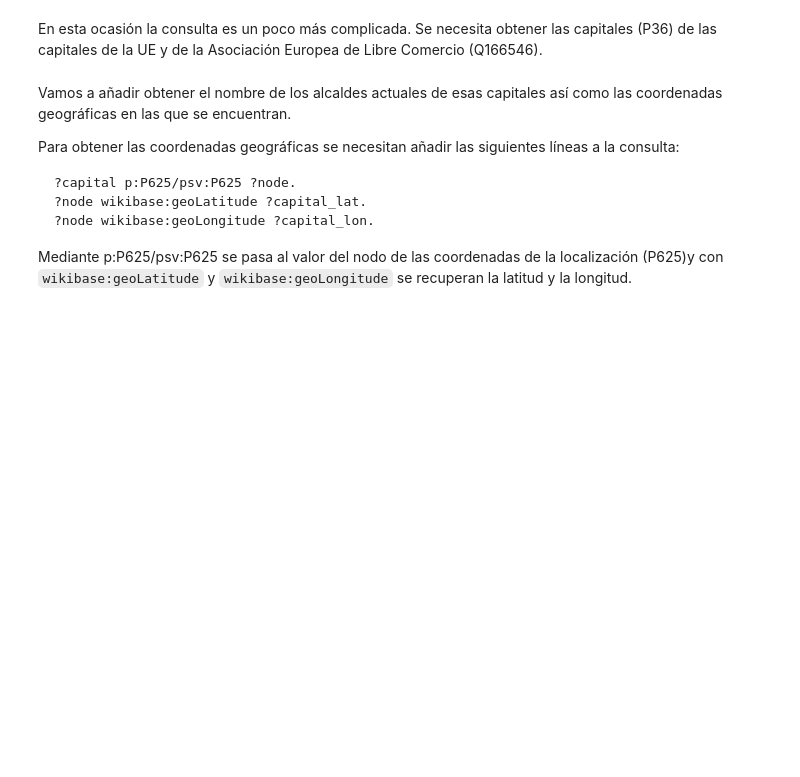
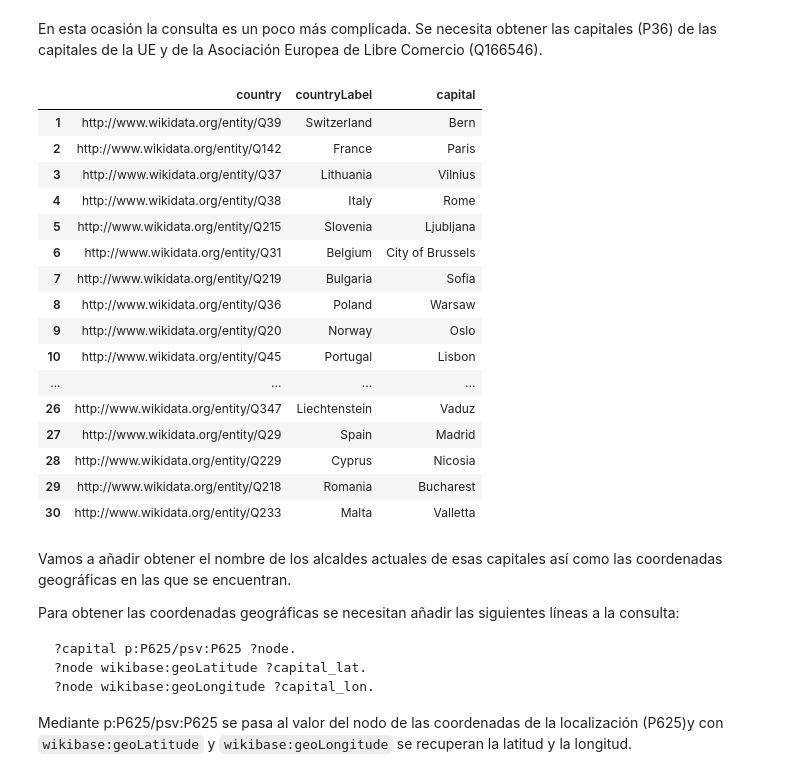
Before and after one commit to pfreezv/UOC, a Jupyter notebook: Tipología y fuentes de datos/pec 4/entrega/TyFdDd_PEC4_alan_coila_bustinza.ipynb, the cells around one changed output. Saved outputs shown, nothing was run; the diff lists cells and outputs as text; code cells hidden in the pictures; blank space fills up the shorter version.

```diff
--- a/Tipología y fuentes de datos/pec 4/entrega/TyFdDd_PEC4_alan_coila_bustinza.ipynb
+++ b/Tipología y fuentes de datos/pec 4/entrega/TyFdDd_PEC4_alan_coila_bustinza.ipynb
@@ -690,19 +752,43 @@ En esta ocasión la consulta es un poco más complicada. Se necesita obtener las
 # %%
 q = '''
 SELECT
-  ?countryLabel ?capitalLabel ?population
+  ?countryLabel  ?country ?capital
 WHERE {
-  { # TODO
+
+    {?country wdt:P463 wd:Q166546.}
+    UNION
+    {?country wdt:P463 wd:Q458.}
+    ?country wdt:P36 ?city.
+    ?city rdfs:label ?capital.
 
 
-  SERVICE wikibase:label {
-    bd:serviceParam wikibase:language "[AUTO_LANGUAGE],en".
-  }
+    # TODO
+  FILTER(LANG(?capital)="en")
+
+  SERVICE wikibase:label {bd:serviceParam wikibase:language "[AUTO_LANGUAGE],en".}
 }
 '''
 
 capital_df = dataframe_results (wd_sparql, '', q)
-capital_df.head(10)
+capital_df.tail(30)
+# %% [output]
+|  | country | countryLabel | capital |
+| 1 | http://www.wikidata.org/entity/Q39 | Switzerland | Bern |
+| 2 | http://www.wikidata.org/entity/Q142 | France | Paris |
+| 3 | http://www.wikidata.org/entity/Q37 | Lithuania | Vilnius |
+| 4 | http://www.wikidata.org/entity/Q38 | Italy | Rome |
+| 5 | http://www.wikidata.org/entity/Q215 | Slovenia | Ljubljana |
+| 6 | http://www.wikidata.org/entity/Q31 | Belgium | City of Brussels |
+| 7 | http://www.wikidata.org/entity/Q219 | Bulgaria | Sofia |
+| 8 | http://www.wikidata.org/entity/Q36 | Poland | Warsaw |
+| 9 | http://www.wikidata.org/entity/Q20 | Norway | Oslo |
+| 10 | http://www.wikidata.org/entity/Q45 | Portugal | Lisbon |
+| ... | ... | ... | ... |
+| 26 | http://www.wikidata.org/entity/Q347 | Liechtenstein | Vaduz |
+| 27 | http://www.wikidata.org/entity/Q29 | Spain | Madrid |
+| 28 | http://www.wikidata.org/entity/Q229 | Cyprus | Nicosia |
+| 29 | http://www.wikidata.org/entity/Q218 | Romania | Bucharest |
+| 30 | http://www.wikidata.org/entity/Q233 | Malta | Valletta |
 # %% [markdown]
 Vamos a añadir obtener el nombre de los alcaldes actuales de esas capitales así como las coordenadas geográficas en las que se encuentran.
 
```
Also changed, not shown: parts of 14 cells of this notebook.
